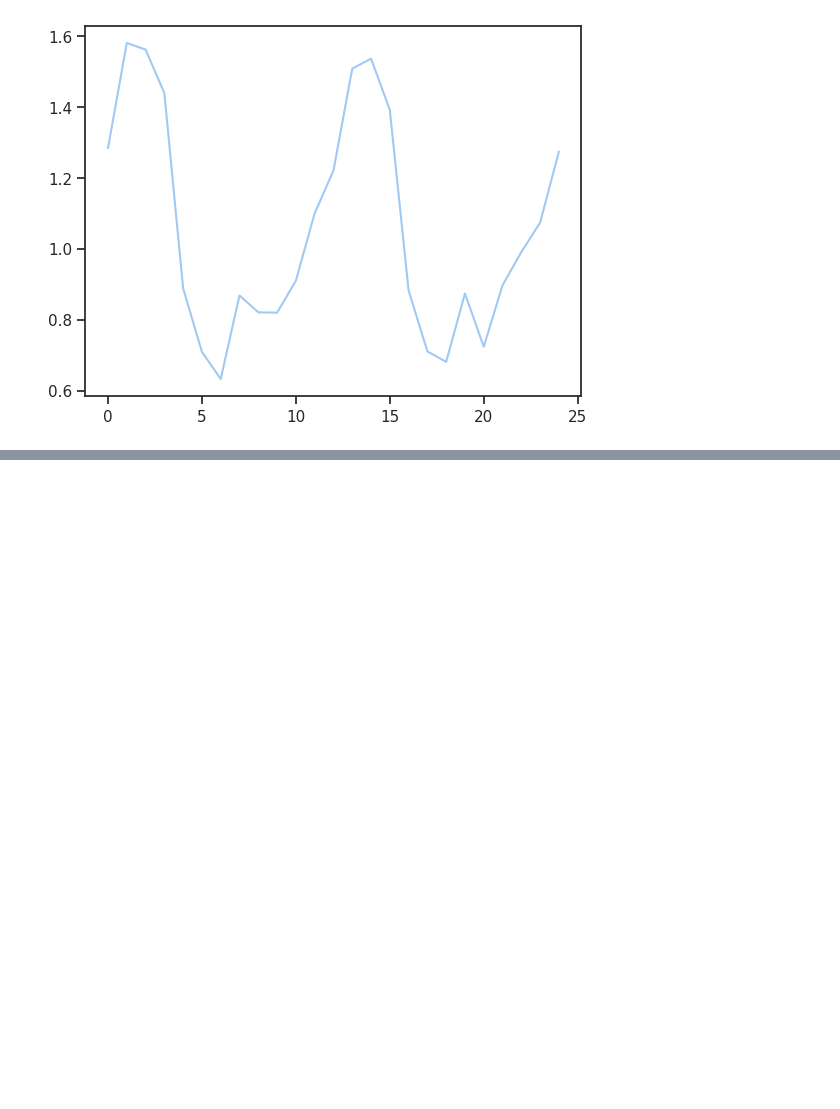
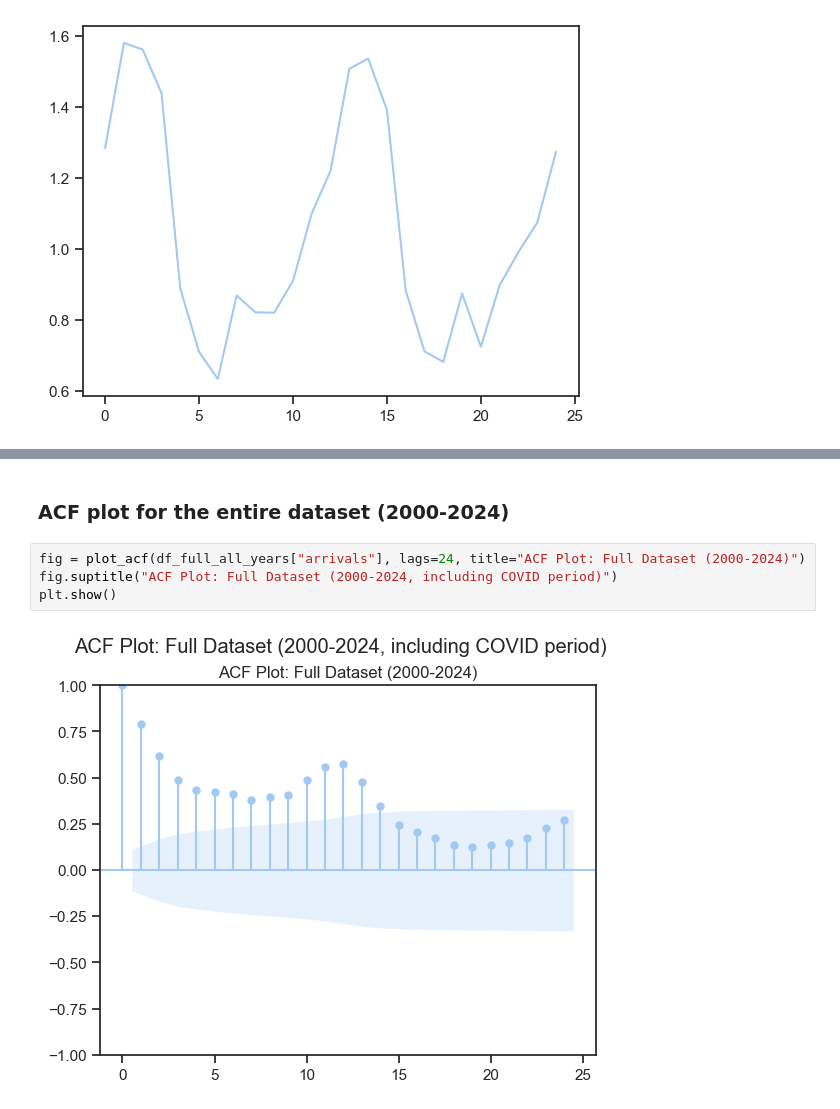
Before and after one commit to renanop/international_arrivals_time_series_forecasting, a Jupyter notebook: notebooks/exploration/eda.ipynb, the cells around one changed output, grey strips where cells are left out. Drawn from its saved outputs; the diff is of its cells as text; blank space fills up the shorter version.

```diff
--- a/notebooks/exploration/eda.ipynb
+++ b/notebooks/exploration/eda.ipynb
@@ -445,0 +484,8 @@ plt.show(
+# %% [markdown]
+### ACF plot for the entire dataset (2000-2024)
+# %%
+fig = plot_acf(df_full_all_years["arrivals"], lags=24, title="ACF Plot: Full Dataset (2000-2024)")
+fig.suptitle("ACF Plot: Full Dataset (2000-2024, including COVID period)")
+plt.show()
+# %% [output]
+[figure, added]
```
Also changed, not shown: parts of 18 cells of this notebook, 1 other file.
